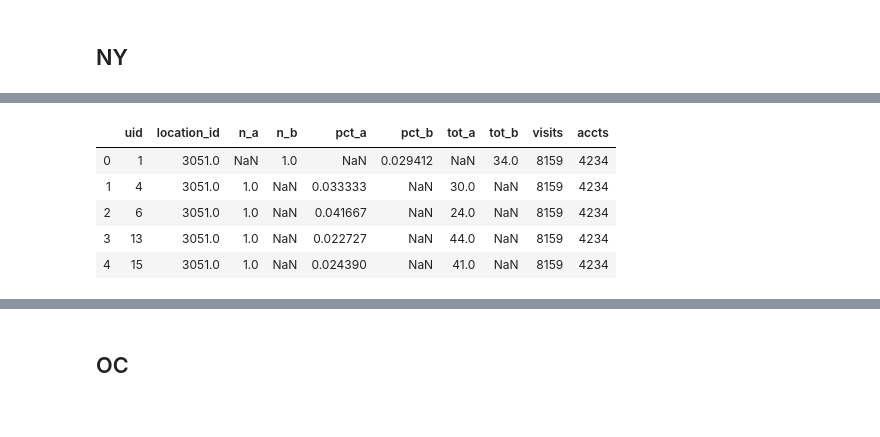
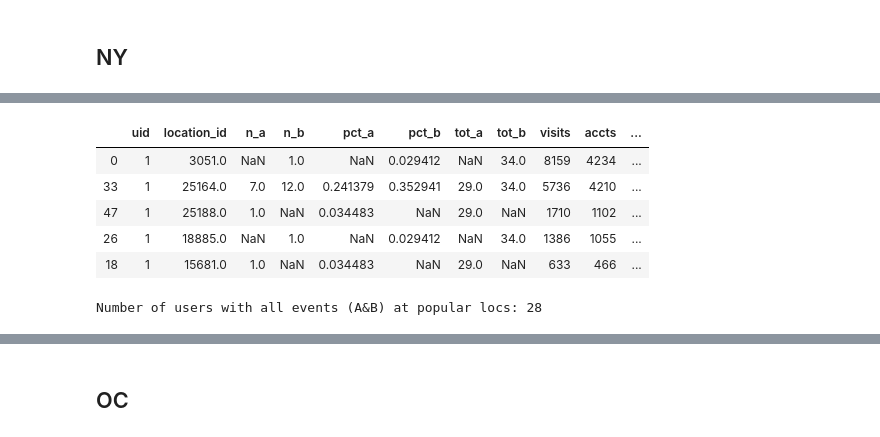
Before and after one commit to galbraic/spatial-assocr, a Jupyter notebook: notebooks/DFRWS_EU_2020.ipynb, the cells around one changed output, grey strips where cells are left out. Cells and saved outputs as stored; diff of their text form; code cells hidden in the pictures.

```diff
--- a/notebooks/DFRWS_EU_2020.ipynb
+++ b/notebooks/DFRWS_EU_2020.ipynb
@@ -847,5 +845,8 @@ cmp_classifier_performance_for_tex(cmp)
 # statistics for visits & unique accts at locations
 ny_loc_stats = pd.concat([ny_locs, ny_locs_users], axis=1).reset_index()
 ny_loc_stats.columns = ['location_id', 'visits', 'accts']
-ny_loc_stats.tail()
+ny_loc_stats['visits_pctile'] = ny_loc_stats['visits'].rank(pct=True)
+ny_loc_stats['accts_pctile'] = ny_loc_stats['accts'].rank(pct=True)
+ny_loc_stats = ny_loc_stats.sort_values('accts')
+ny_loc_stats.loc[ny_loc_stats['accts_pctile'] > 0.9]
 # %% [output]
@@ -866,36 +874,44 @@ user_mark_loc_tot = ny_mpp.groupby(['uid', 'm', 'location_id'])['lon'].count().t
 user_mark_loc_tot = user_mark_loc_tot.merge(user_mark_tot, on=['uid', 'm'])
 user_mark_loc_tot.columns = ['uid', 'm', 'location_id', 'n', 'tot']
 user_mark_loc_tot['pct'] = user_mark_loc_tot['n'] / user_mark_loc_tot['tot']
 
 # long -> wide by putting a & b info in same row
 user_locs = user_mark_loc_tot.pivot_table(
     index=['uid', 'location_id'],
     columns=['m'],
     values=['n', 'tot', 'pct']
 )
 user_locs.columns = ['_'.join(col) for col in user_locs.columns]
 user_locs = user_locs.reset_index()
 
 # drop (user, location) pairs with no events in A, as they dont effect IED
 # user_locs.dropna(subset=['n_a'], inplace=True)
 # user_locs.drop(columns=['tot_b'], inplace=True)
 # user_locs = user_locs.merge(
 #     user_mark_tot.loc[user_mark_tot['m'] == 'b'],
 #     on='uid'
 # ).rename(columns={'lon': 'tot_b'}).drop(columns=['m'])
 # user_locs = user_locs.fillna(0)
 
 # join in population data on locations
 user_locs = user_locs.merge(ny_loc_stats, on='location_id')
+user_locs = user_locs.sort_values(['uid', 'accts'], ascending=[True, False])
 
 # create a version of only rows with (user, location) pairs with both marks
 user_locs_nomiss = user_locs.dropna()
 
 user_locs.head()
 # %% [output]
-|  | uid | location_id | n_a | n_b | pct_a | pct_b | tot_a | tot_b | visits | accts |
-| 0 | 1 | 3051.0 | NaN | 1.0 | NaN | 0.029412 | NaN | 34.0 | 8159 | 4234 |
-| 1 | 4 | 3051.0 | 1.0 | NaN | 0.033333 | NaN | 30.0 | NaN | 8159 | 4234 |
-| 2 | 6 | 3051.0 | 1.0 | NaN | 0.041667 | NaN | 24.0 | NaN | 8159 | 4234 |
-| 3 | 13 | 3051.0 | 1.0 | NaN | 0.022727 | NaN | 44.0 | NaN | 8159 | 4234 |
-| 4 | 15 | 3051.0 | 1.0 | NaN | 0.024390 | NaN | 41.0 | NaN | 8159 | 4234 |
+|  | uid | location_id | n_a | n_b | pct_a | pct_b | tot_a | tot_b | visits | accts | ... |
+| 0 | 1 | 3051.0 | NaN | 1.0 | NaN | 0.029412 | NaN | 34.0 | 8159 | 4234 | ... |
+| 33 | 1 | 25164.0 | 7.0 | 12.0 | 0.241379 | 0.352941 | 29.0 | 34.0 | 5736 | 4210 | ... |
+| 47 | 1 | 25188.0 | 1.0 | NaN | 0.034483 | NaN | 29.0 | NaN | 1710 | 1102 | ... |
+| 26 | 1 | 18885.0 | NaN | 1.0 | NaN | 0.029412 | NaN | 34.0 | 1386 | 1055 | ... |
+| 18 | 1 | 15681.0 | 1.0 | NaN | 0.034483 | NaN | 29.0 | NaN | 633 | 466 | ... |
+# %%
+filt = user_locs_nomiss.loc[
+    user_locs_nomiss.accts_pctile >= 0.90
+].groupby('uid')['pct_a', 'pct_b'].sum()
+print("Number of users with all events (A&B) at popular locs:", sum(filt.pct_a == filt.pct_b))
+# %% [output]
+Number of users with all events (A&B) at popular locs: 28
```
Also changed, not shown: parts of 46 cells of this notebook, 2 other files.
